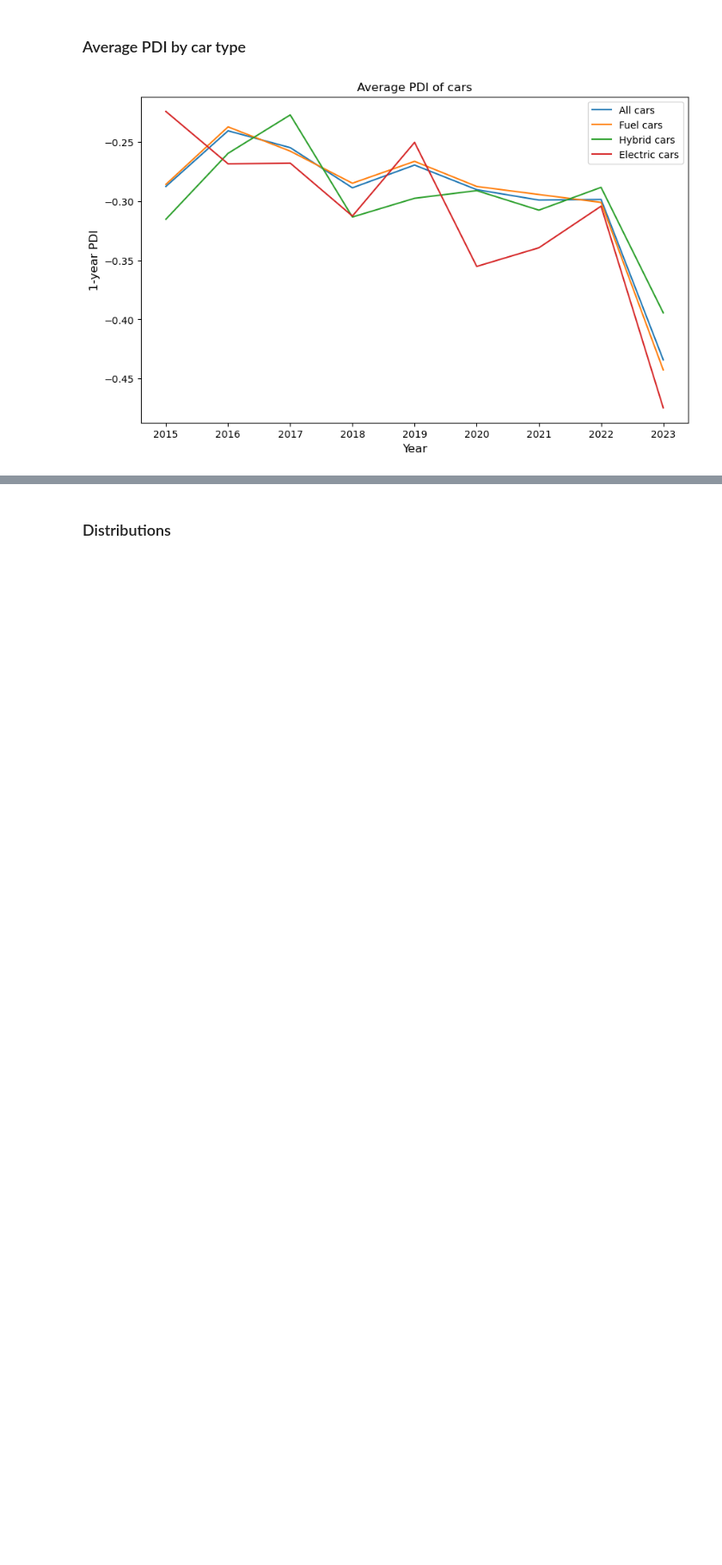
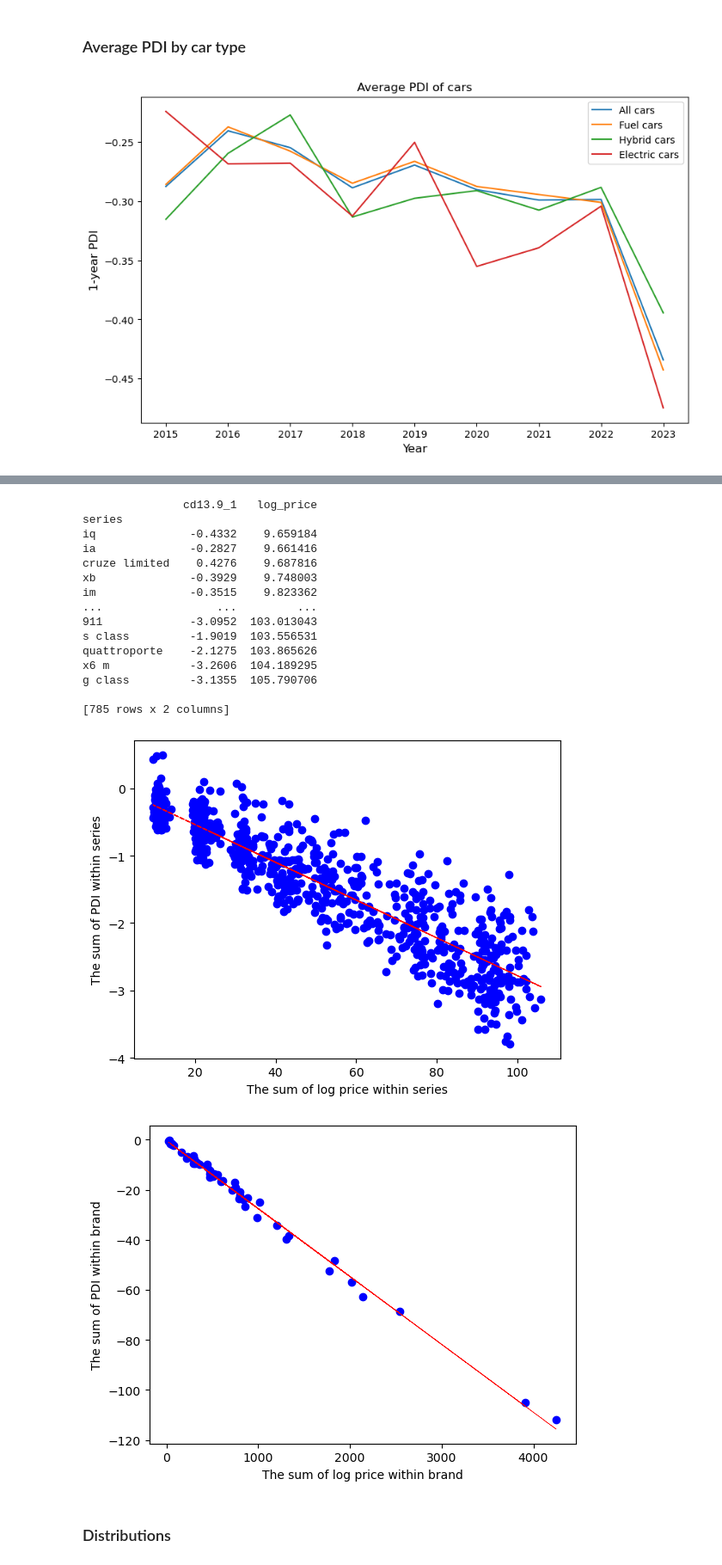
Before and after one commit to heyouwei2021/Product-disruption-index-research, a Jupyter notebook: code/visualization/phylogenetic_visual.ipynb, the cells around one changed output, grey strips where cells are left out. Shown at 86% size. Saved outputs shown, nothing was run; the diff lists cells and outputs as text; code cells hidden in the pictures; blank space fills up the shorter version.

```diff
--- a/code/visualization/phylogenetic_visual.ipynb
+++ b/code/visualization/phylogenetic_visual.ipynb
@@ -1371,3 +1537,68 @@ filepath
+# %%
+xcol = 'log_price'
+df = data.groupby(['series']).agg({
+    ycol: 'sum',
+    xcol: 'sum'
+})
+print(df.sort_values(by='log_price'))
+# 绘制散点图
+plt.scatter(df[xcol], df[ycol],color='blue')
+
+# 设置横纵坐标的标签
+plt.xlabel('The sum of log price within series')
+plt.ylabel('The sum of PDI within series')
+
+#df = df.dropna()
+#df.loc[ycol] = df[ycol].rolling(window=5).mean()
+z = np.polyfit(df[xcol], df[ycol], 1)
+p = np.poly1d(z)
+plt.plot(df[xcol], p(df[xcol]), "r--",linewidth=1)
+#plt.plot(df.loc['sportage','log_price'], df.loc['sportage',ycol], marker='o', label='rio',color='r')
+#plt.legend()
+# 显示图形
+#plt.show()
+plt.savefig(filepath+'../../fig/'+'price_pdi_series.svg', format='svg')
+plt.show()
+
+df = data.groupby(['brand']).agg({
+    ycol: 'sum',
+    xcol: 'sum'
+})
+
+# 绘制散点图
+plt.scatter(df['log_price'], df[ycol],color='blue')
+
+# 设置横纵坐标的标签
+plt.xlabel('The sum of log price within brand')
+plt.ylabel('The sum of PDI within brand')
+z = np.polyfit(df[xcol], df[ycol], 1)
+p = np.poly1d(z)
+plt.plot(df[xcol], p(df[xcol]), "r--",linewidth=0.5)
+#plt.plot(df.loc['tesla','log_price'], df.loc['tesla',ycol], marker='o', label='tesla',color='r')
+#plt.plot(df.loc['bmw','log_price'], df.loc['bmw',ycol], marker='o', label='bmw',color='green')
+#plt.legend()
+# 显示图形
+#
+plt.savefig(filepath+'../../fig/'+'price_pdi_brand.svg', format='svg')
+plt.show()
+# %% [output]
+               cd13.9_1   log_price
+series
+iq              -0.4332    9.659184
+ia              -0.2827    9.661416
+cruze limited    0.4276    9.687816
+xb              -0.3929    9.748003
+im              -0.3515    9.823362
+...                 ...         ...
+911             -3.0952  103.013043
+s class         -1.9019  103.556531
+quattroporte    -2.1275  103.865626
+x6 m            -3.2606  104.189295
+g class         -3.1355  105.790706
+
+[785 rows x 2 columns]
+[figure, added]
+[figure, added]
 # %% [markdown]
 ### Distributions
 # %%
```
Also changed, not shown: parts of 6 cells of this notebook.
